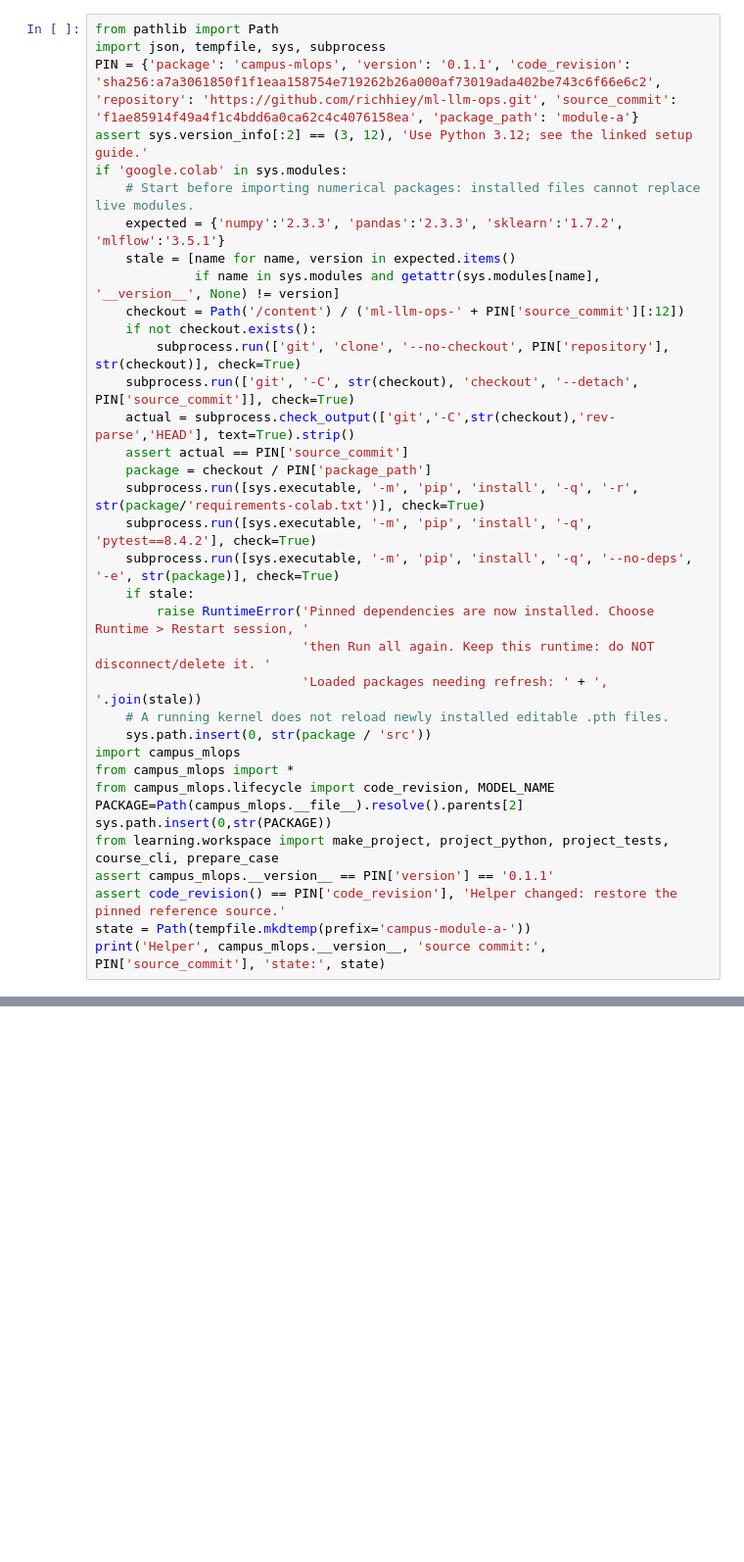
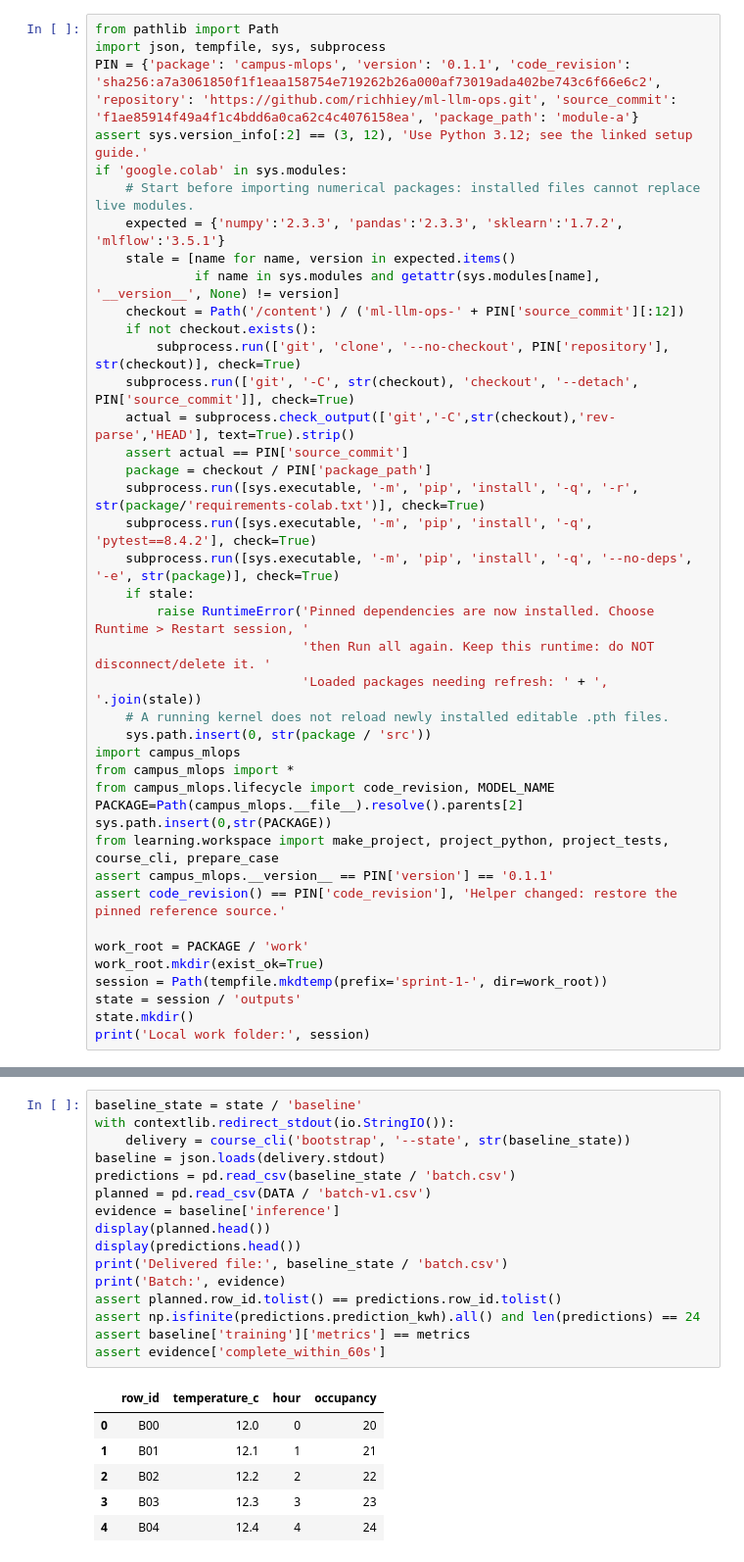
Before and after one commit to richhiey/ml-llm-ops, a Jupyter notebook: module-a/notebooks/01-pipeline-and-extension.ipynb, the cells around one changed output, grey strips where cells are left out. Shown at 98% size. Drawn from its saved outputs; the diff is of its cells as text; blank space fills up the shorter version.

Commit message:
Align Sprint 1 lessons with a student-paced notebook journey

```diff
--- a/module-a/notebooks/01-pipeline-and-extension.ipynb
+++ b/module-a/notebooks/01-pipeline-and-extension.ipynb
@@ -51,6 +49,11 @@ sys.path.insert(0,str(PACKAGE))
 from learning.workspace import make_project, project_python, project_tests, course_cli, prepare_case
 assert campus_mlops.__version__ == PIN['version'] == '0.1.1'
 assert code_revision() == PIN['code_revision'], 'Helper changed: restore the pinned reference source.'
-state = Path(tempfile.mkdtemp(prefix='campus-module-a-'))
-print('Helper', campus_mlops.__version__, 'source commit:', PIN['source_commit'], 'state:', state)
+
+work_root = PACKAGE / 'work'
+work_root.mkdir(exist_ok=True)
+session = Path(tempfile.mkdtemp(prefix='sprint-1-', dir=work_root))
+state = session / 'outputs'
+state.mkdir()
+print('Local work folder:', session)
 # %% [output]
@@ -191,0 +142,23 @@ Aligned rows: 24 complete within deadline: True
+# %%
+baseline_state = state / 'baseline'
+with contextlib.redirect_stdout(io.StringIO()):
+    delivery = course_cli('bootstrap', '--state', str(baseline_state))
+baseline = json.loads(delivery.stdout)
+predictions = pd.read_csv(baseline_state / 'batch.csv')
+planned = pd.read_csv(DATA / 'batch-v1.csv')
+evidence = baseline['inference']
+display(planned.head())
+display(predictions.head())
+print('Delivered file:', baseline_state / 'batch.csv')
+print('Batch:', evidence)
+assert planned.row_id.tolist() == predictions.row_id.tolist()
+assert np.isfinite(predictions.prediction_kwh).all() and len(predictions) == 24
+assert baseline['training']['metrics'] == metrics
+assert evidence['complete_within_60s']
+# %% [output]
+|  | row_id | temperature_c | hour | occupancy |
+| 0 | B00 | 12.0 | 0 | 20 |
+| 1 | B01 | 12.1 | 1 | 21 |
+| 2 | B02 | 12.2 | 2 | 22 |
+| 3 | B03 | 12.3 | 3 | 23 |
+| 4 | B04 | 12.4 | 4 | 24 |
```
Also changed, not shown: parts of 36 cells of this notebook, 18 other files.
